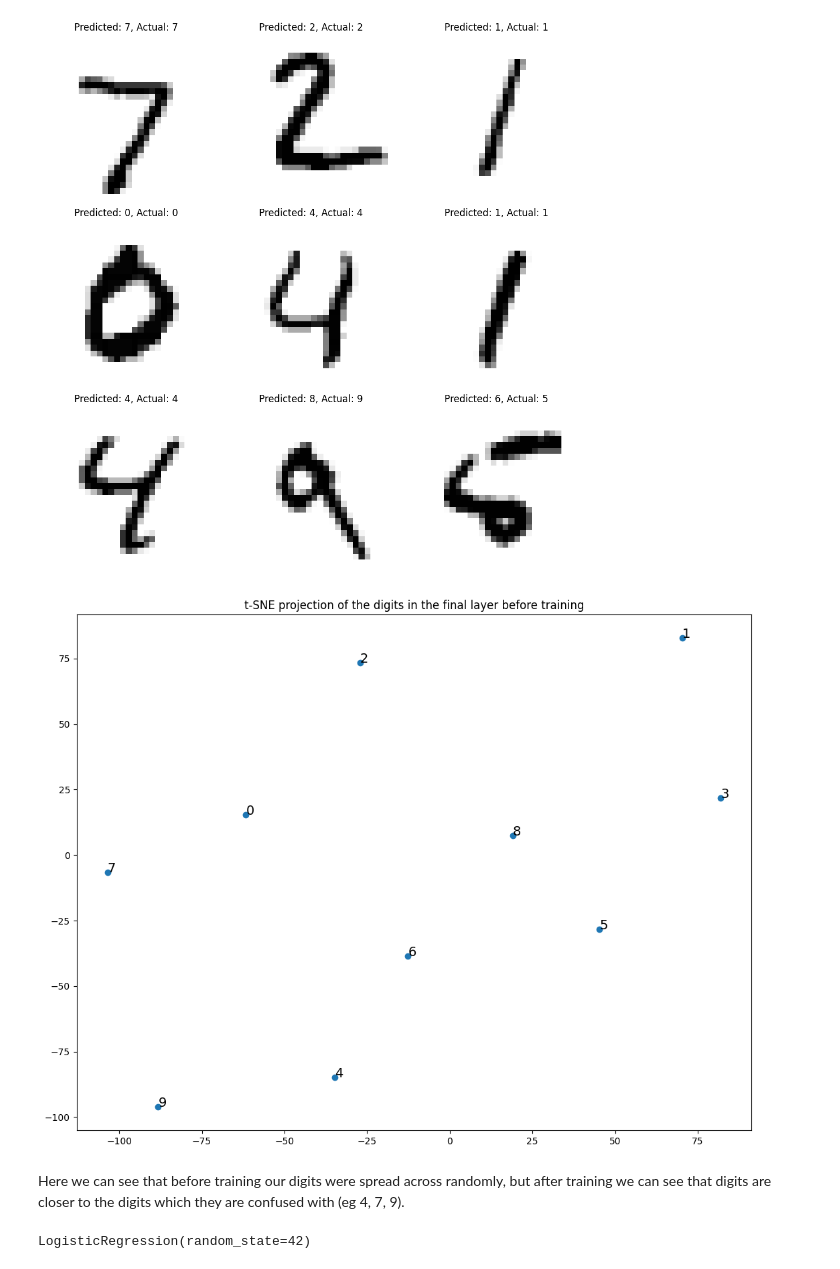
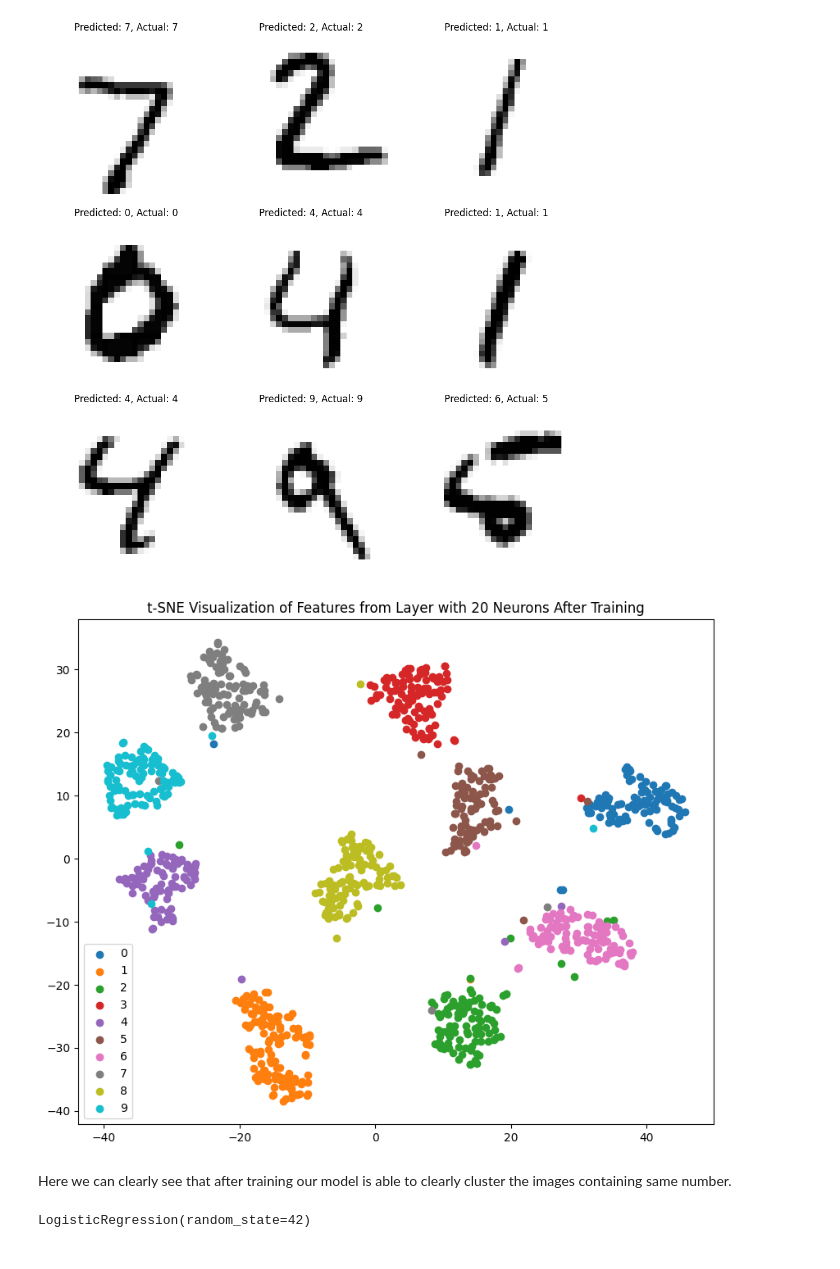
Before and after one commit to Shubh-81/ES335-Assignment3, a Jupyter notebook: q4.ipynb, the cells around one changed output. Saved outputs shown, nothing was run; the diff lists cells and outputs as text; code cells hidden in the pictures.

```diff
--- a/q4.ipynb
+++ b/q4.ipynb
@@ -69,0 +66,4 @@ out_layer.shape
+# %%
+_, v = model(X_train[:,:1000].T)
+v = v.detach().numpy()
+v.shape
@@ -70,11 +72,11 @@ out_layer.shape
 # %%
-tsne = TSNE(n_components=2, random_state=42, perplexity=5)
-X_reduced = tsne.fit_transform(out_layer)
+tsne = TSNE(n_components=2, random_state=42)
+tsne_features = tsne.fit_transform(v)
 
-plt.figure(figsize=(13,10))
-plt.scatter(X_reduced[:, 0], X_reduced[:, 1])
+plt.figure(figsize=(10, 8))
 for i in range(10):
-    plt.annotate(str(i), xy=(X_reduced[i, 0], X_reduced[i, 1]), fontsize=14)
-plt.title('t-SNE projection of the digits in the final layer before training')
+    plt.scatter(tsne_features[y_train[:1000] == i, 0], tsne_features[y_train[:1000] == i, 1], label=str(i))
+plt.title('t-SNE Visualization of Features from Layer with 20 Neurons')
+plt.legend()
 plt.show()
 # %% [output]
@@ -89,7 +91,7 @@ for epoch in range(num_epochs):
     for i in range(0, len(X_train), batch_size):
         X = X_train[:, i:i+batch_size]
         y = y_train[i:i+batch_size]
-        outputs = model(X.T)
+        outputs, _ = model(X.T)
         loss = criterion(outputs, y)
         optimizer.zero_grad()
         loss.backward()
@@ -110,5 +112,5 @@ Epoch [91/100], Step [769/784], Loss: 0.0003
 # %%
-preds = model(X_test.T)
+preds, _ = model(X_test.T)
 _, predicted = torch.max(preds, 1)
 # %%
 accuracy = accuracy_score(y_test, predicted)
@@ -139,20 +141,22 @@ plt.show()
 # %% [output]
 [figure]
 # %%
-out_layer = model.fc3.weight.data.cpu().numpy()
-tsne = TSNE(n_components=2, random_state=42, perplexity=5)
-X_reduced = tsne.fit_transform(out_layer)
+_, v = model(X_train[:,:1000].T)
+v = v.detach().numpy()
 
-plt.figure(figsize=(13,10))
-plt.scatter(X_reduced[:, 0], X_reduced[:, 1])
+tsne = TSNE(n_components=2, random_state=42)
+tsne_features = tsne.fit_transform(v)
+
+plt.figure(figsize=(10, 8))
 for i in range(10):
-    plt.annotate(str(i), xy=(X_reduced[i, 0], X_reduced[i, 1]), fontsize=14)
-plt.title('t-SNE projection of the digits in the final layer before training')
+    plt.scatter(tsne_features[y_train[:1000] == i, 0], tsne_features[y_train[:1000] == i, 1], label=str(i))
+plt.title('t-SNE Visualization of Features from Layer with 20 Neurons After Training')
+plt.legend()
 plt.show()
 # %% [output]
-[figure, old version]
+[figure, new version]
-# %% [markdown]
-Here we can see that before training our digits were spread across randomly, but after training we can see that digits are closer to the digits which they are confused with (eg 4, 7, 9).
+# %% [markdown]
+Here we can clearly see that after training our model is able to clearly cluster the images containing same number.
 # %%
 X_train = X_train.numpy()
 X_test = X_test.numpy()
```
Also changed, not shown: parts of 13 cells of this notebook, 1 other file.
